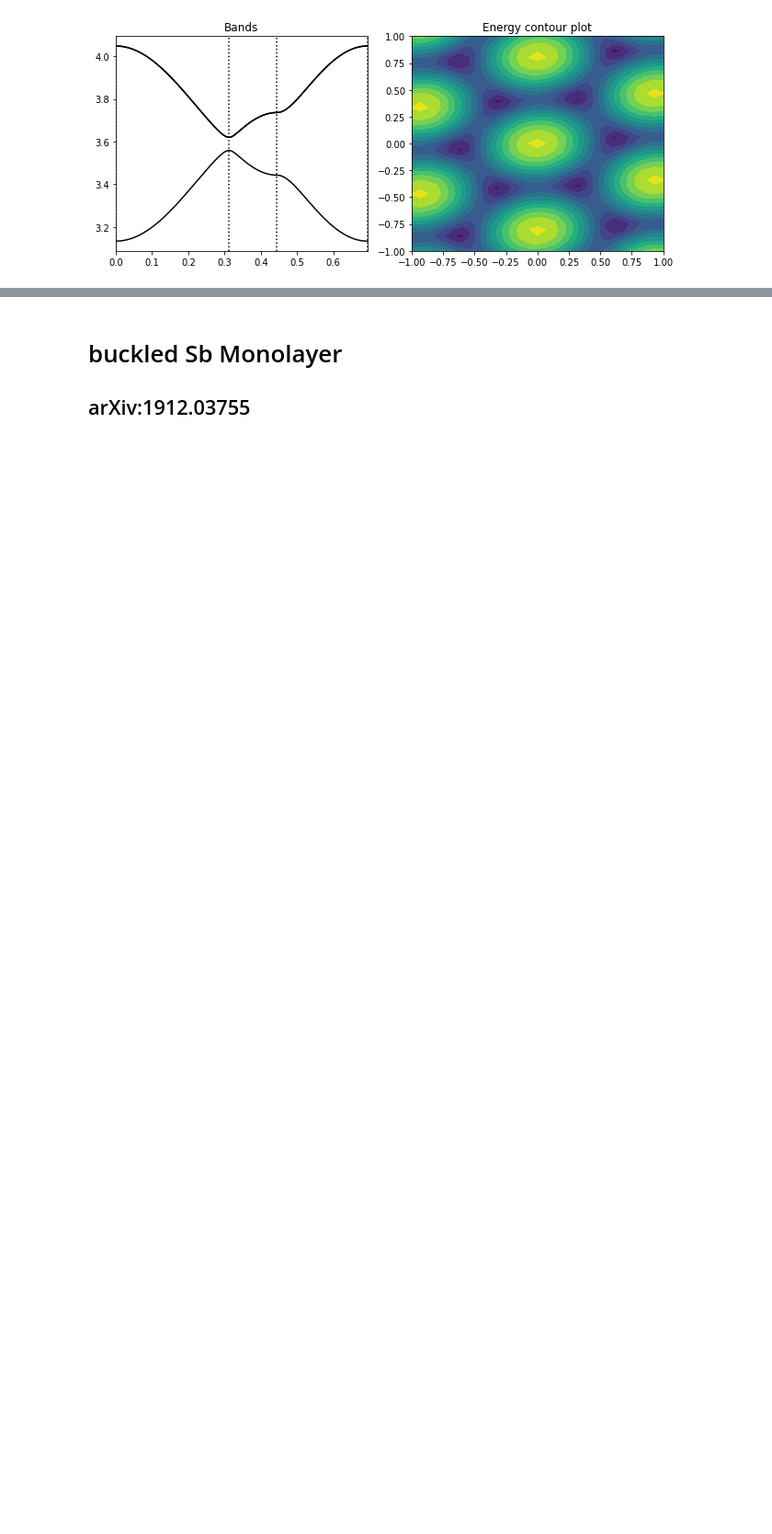
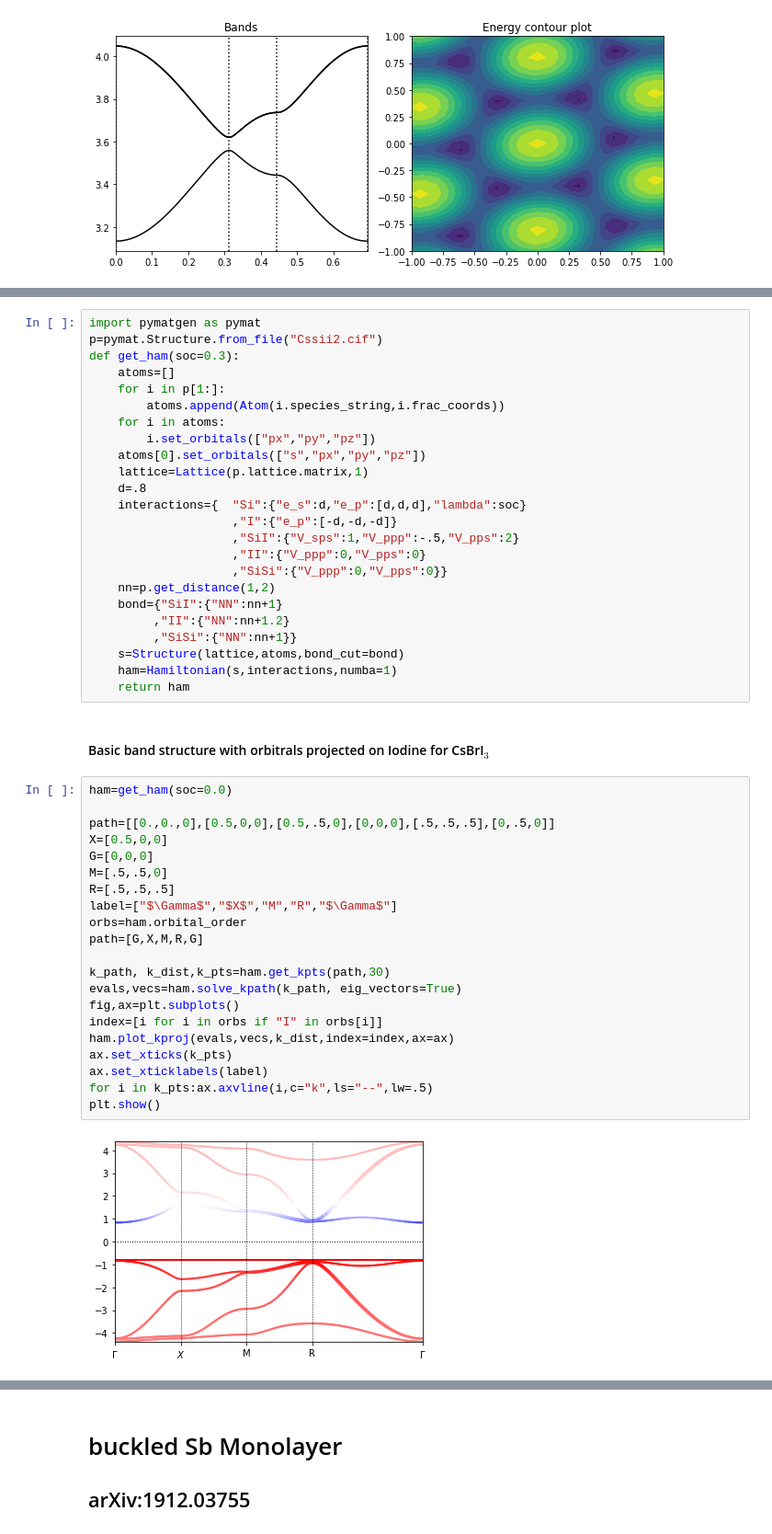
Before and after one commit to santoshkumarradha/pysktb, a Jupyter notebook: examples/examples.ipynb, the cells around one changed output, grey strips where cells are left out. Shown at 92% size. Cells and saved outputs as stored; diff of their text form; blank space fills up the shorter version.

```diff
--- a/examples/examples.ipynb
+++ b/examples/examples.ipynb
@@ -251,0 +257,49 @@ plt.show()
+# %%
+import pymatgen as pymat
+p=pymat.Structure.from_file("Cssii2.cif")
+def get_ham(soc=0.3):
+    atoms=[]
+    for i in p[1:]:
+        atoms.append(Atom(i.species_string,i.frac_coords))
+    for i in atoms:
+        i.set_orbitals(["px","py","pz"])
+    atoms[0].set_orbitals(["s","px","py","pz"])
+    lattice=Lattice(p.lattice.matrix,1)
+    d=.8
+    interactions={  "Si":{"e_s":d,"e_p":[d,d,d],"lambda":soc}
+                    ,"I":{"e_p":[-d,-d,-d]}
+                    ,"SiI":{"V_sps":1,"V_ppp":-.5,"V_pps":2}
+                    ,"II":{"V_ppp":0,"V_pps":0}
+                    ,"SiSi":{"V_ppp":0,"V_pps":0}}
+    nn=p.get_distance(1,2)
+    bond={"SiI":{"NN":nn+1}
+         ,"II":{"NN":nn+1.2}
+         ,"SiSi":{"NN":nn+1}}
+    s=Structure(lattice,atoms,bond_cut=bond)
+    ham=Hamiltonian(s,interactions,numba=1)
+    return ham
+# %% [markdown]
+#### Basic band structure with orbitrals projected on Iodine for CsBrI$_3$
+# %%
+ham=get_ham(soc=0.0)
+
+path=[[0.,0.,0],[0.5,0,0],[0.5,.5,0],[0,0,0],[.5,.5,.5],[0,.5,0]]
+X=[0.5,0,0]
+G=[0,0,0]
+M=[.5,.5,0]
+R=[.5,.5,.5]
+label=["$\Gamma$","$X$","M","R","$\Gamma$"]
+orbs=ham.orbital_order
+path=[G,X,M,R,G]
+
+k_path, k_dist,k_pts=ham.get_kpts(path,30)
+evals,vecs=ham.solve_kpath(k_path, eig_vectors=True)
+fig,ax=plt.subplots()
+index=[i for i in orbs if "I" in orbs[i]]
+ham.plot_kproj(evals,vecs,k_dist,index=index,ax=ax)
+ax.set_xticks(k_pts)
+ax.set_xticklabels(label)
+for i in k_pts:ax.axvline(i,c="k",ls="--",lw=.5)
+plt.show()
+# %% [output]
+[figure, added]
```
Also changed, not shown: parts of 3 cells of this notebook, 3 other files.
